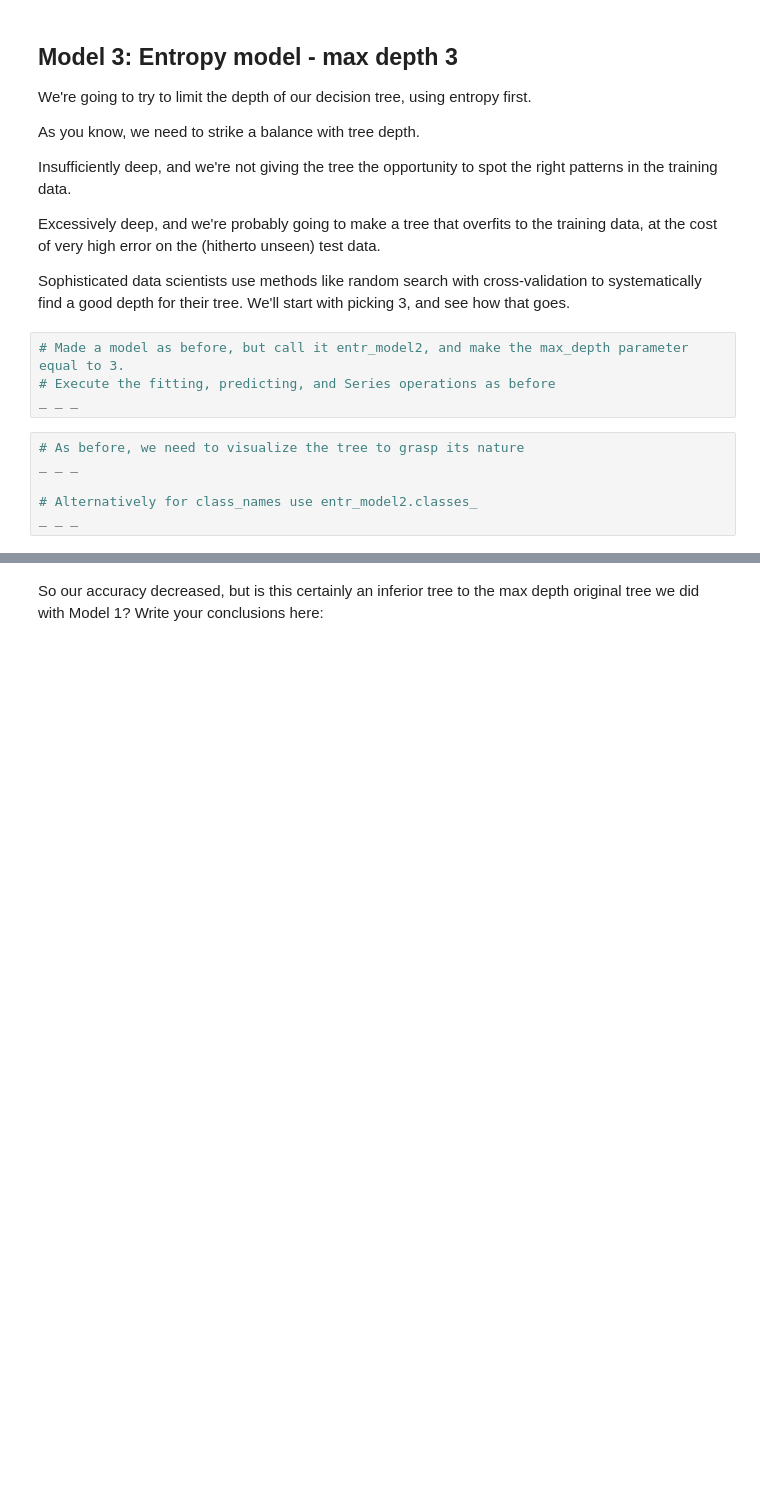
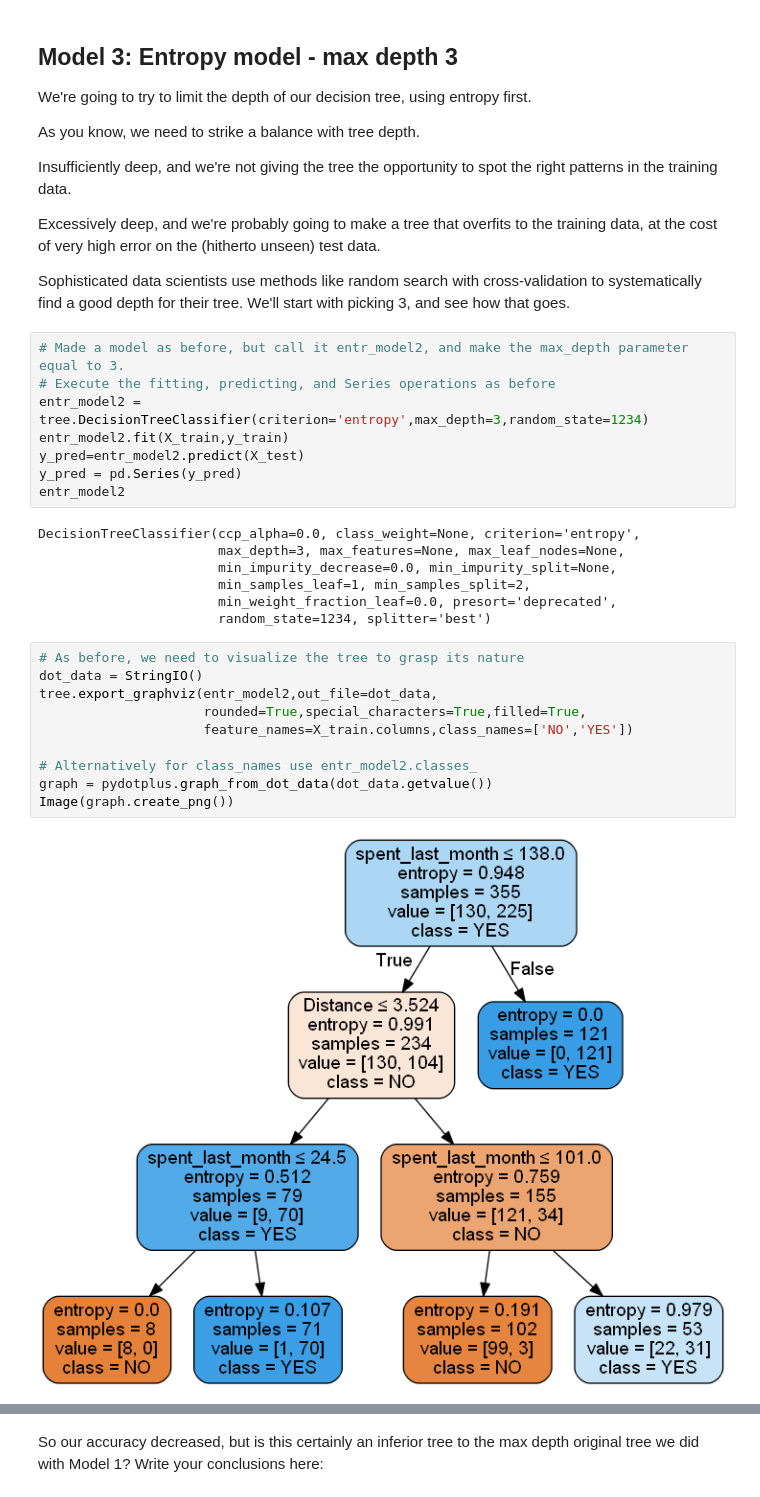
Before and after one commit to salman-pasha/DecisionTree, a Jupyter notebook: Springboard Decision Tree Specialty Coffee Case Study - Tier 3.ipynb, the cells around one changed output, grey strips where cells are left out. Saved outputs shown, nothing was run; the diff lists cells and outputs as text; blank space fills up the shorter version.

```diff
--- a/Springboard Decision Tree Specialty Coffee Case Study - Tier 3.ipynb
+++ b/Springboard Decision Tree Specialty Coffee Case Study - Tier 3.ipynb
@@ -481,13 +508,30 @@ Sophisticated data scientists use methods like random search with cross-validati
 # %%
 # Made a model as before, but call it entr_model2, and make the max_depth parameter equal to 3.
 # Execute the fitting, predicting, and Series operations as before
-_ _ _
+entr_model2 = tree.DecisionTreeClassifier(criterion='entropy',max_depth=3,random_state=1234)
+entr_model2.fit(X_train,y_train)
+y_pred=entr_model2.predict(X_test)
+y_pred = pd.Series(y_pred)
+entr_model2
+# %% [output]
+DecisionTreeClassifier(ccp_alpha=0.0, class_weight=None, criterion='entropy',
+                       max_depth=3, max_features=None, max_leaf_nodes=None,
+                       min_impurity_decrease=0.0, min_impurity_split=None,
+                       min_samples_leaf=1, min_samples_split=2,
+                       min_weight_fraction_leaf=0.0, presort='deprecated',
+                       random_state=1234, splitter='best')
 # %%
 # As before, we need to visualize the tree to grasp its nature
-_ _ _
+dot_data = StringIO()
+tree.export_graphviz(entr_model2,out_file=dot_data,
+                     rounded=True,special_characters=True,filled=True,
+                     feature_names=X_train.columns,class_names=['NO','YES'])
 
 # Alternatively for class_names use entr_model2.classes_
-_ _ _
+graph = pydotplus.graph_from_dot_data(dot_data.getvalue())
+Image(graph.create_png())
+# %% [output]
+[figure, added]
 # %%
 # Run this block for model evaluation
 print("Model Entropy model max depth 3")
```
Also changed, not shown: parts of 20 cells of this notebook.
